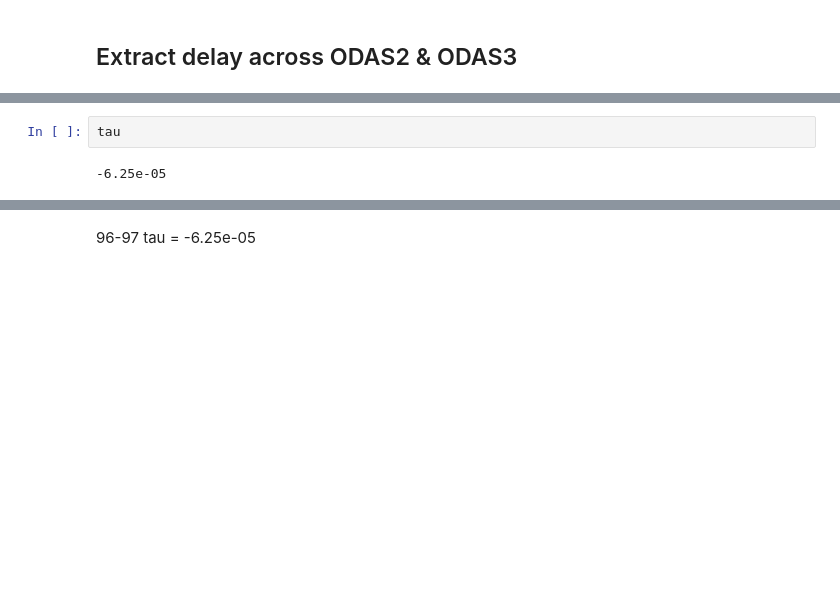
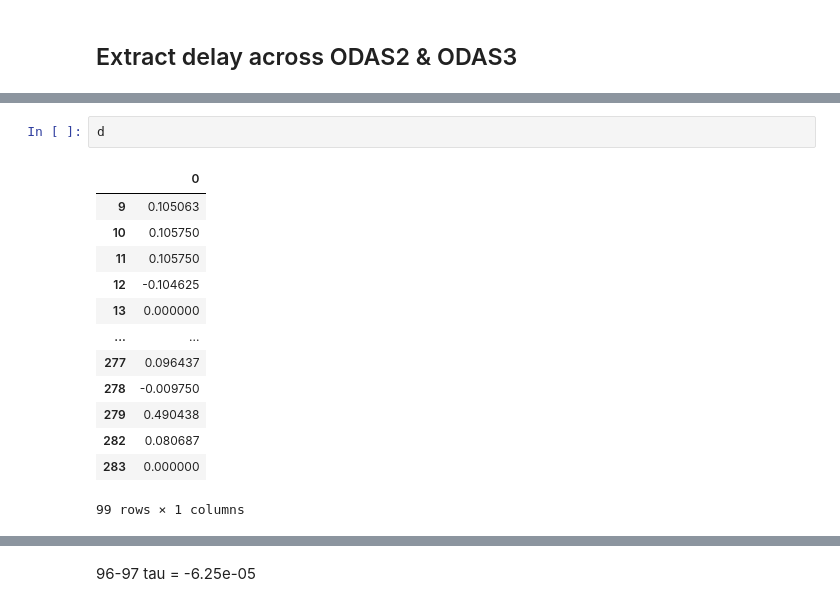
Before and after one commit to yihanhu97/SoundMapping-ODAS, a Jupyter notebook: postprocessing/crossCorrelation0220.ipynb, the cells around one changed output, grey strips where cells are left out. Drawn from its saved outputs; the diff is of its cells as text; blank space fills up the shorter version.

```diff
--- a/postprocessing/crossCorrelation0220.ipynb
+++ b/postprocessing/crossCorrelation0220.ipynb
@@ -120,4 +136,16 @@ for i in range(97,98):
-# %%
-tau
-# %% [output]
--6.25e-05
+# %%
+d
+# %% [output]
+|  | 0 |
+| 9 | 0.105063 |
+| 10 | 0.105750 |
+| 11 | 0.105750 |
+| 12 | -0.104625 |
+| 13 | 0.000000 |
+| ... | ... |
+| 277 | 0.096437 |
+| 278 | -0.009750 |
+| 279 | 0.490438 |
+| 282 | 0.080687 |
+| 283 | 0.000000 |
+99 rows × 1 columns
```
Also changed, not shown: parts of 8 cells of this notebook.
